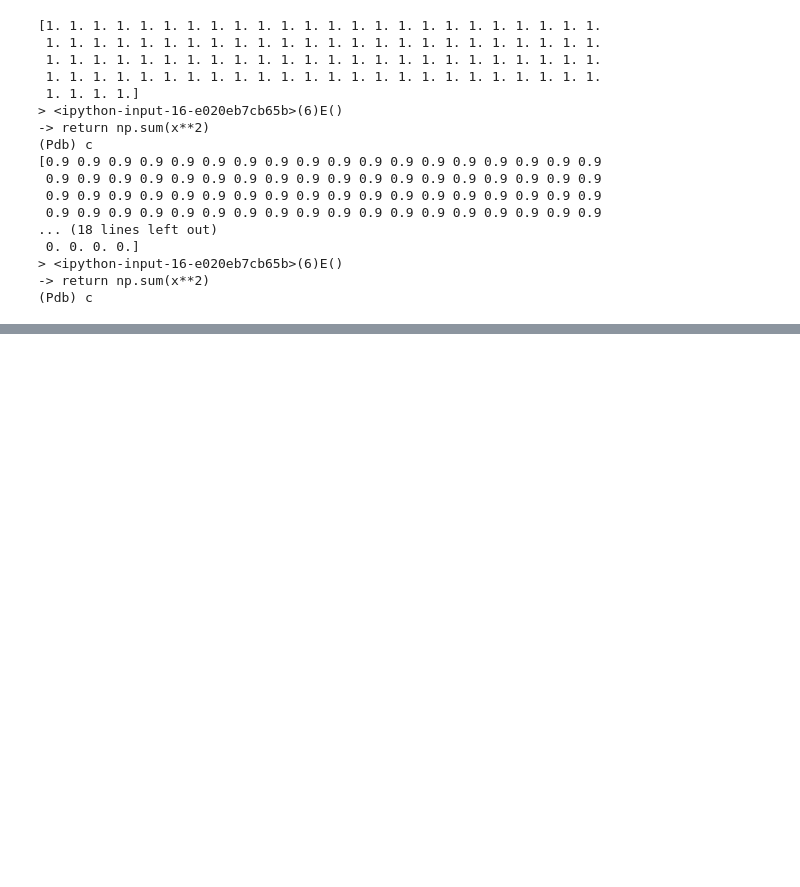
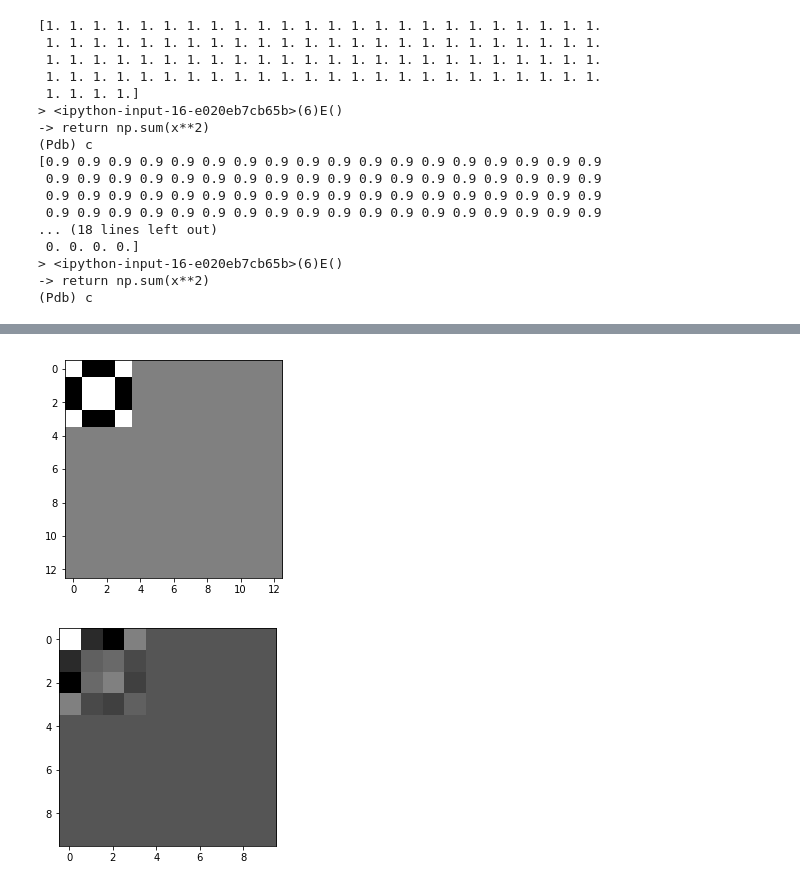
Before and after one commit to rvansoelen/mriDenoiser, a Jupyter notebook: tester.ipynb, the cells around one changed output, grey strips where cells are left out. Saved outputs shown, nothing was run; the diff lists cells and outputs as text; code cells hidden in the pictures; blank space fills up the shorter version.

```diff
--- a/tester.ipynb
+++ b/tester.ipynb
@@ -155,0 +162,29 @@ denoised, value, info = optimize.fmin_l_bfgs_b(E, guessImage, fprime=dE, disp=1)
+# %%
+#test filter convs
+import foe
+import util
+
+FoE = foe.FoE()
+filterIndex = 10
+frequencies = np.zeros((FoE.numBasisFilters, FoE.filterSize, FoE.filterSize))
+for i in range(FoE.filterSize):
+    for j in range(FoE.filterSize):
+        frequencies[i*FoE.filterSize+j, i, j] = 1
+filterImages = fftpack.idct(fftpack.idct(frequencies, axis=1), axis=2)
+filter = FoE.basisFilters[filterIndex]
+fs = FoE.filterSize
+
+img = np.zeros((util.windowHeight, util.windowWidth))
+img[:fs, :fs] = filterImages[filterIndex].reshape((fs, fs))
+plt.imshow(img, cmap='gray')
+plt.show()
+img = img.reshape((-1, 1))
+
+outputShape = (util.windowHeight-fs+1,
+         util.windowWidth-fs+1)
+conv = np.matmul(filter, img)
+plt.imshow(conv.reshape(outputShape), cmap='gray' )
+plt.show()
+# %% [output]
+[figure, added]
+[figure, added]
```
Also changed, not shown: parts of 3 cells of this notebook, 5 other files.
